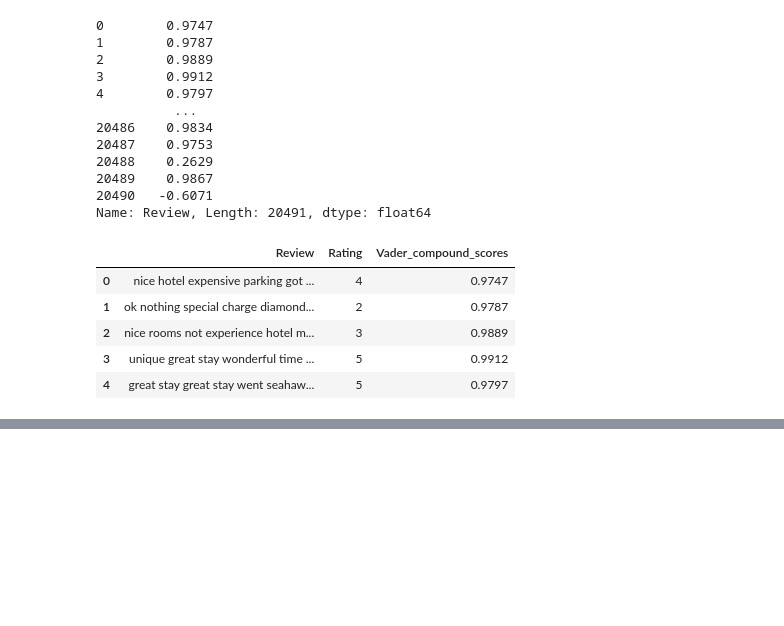
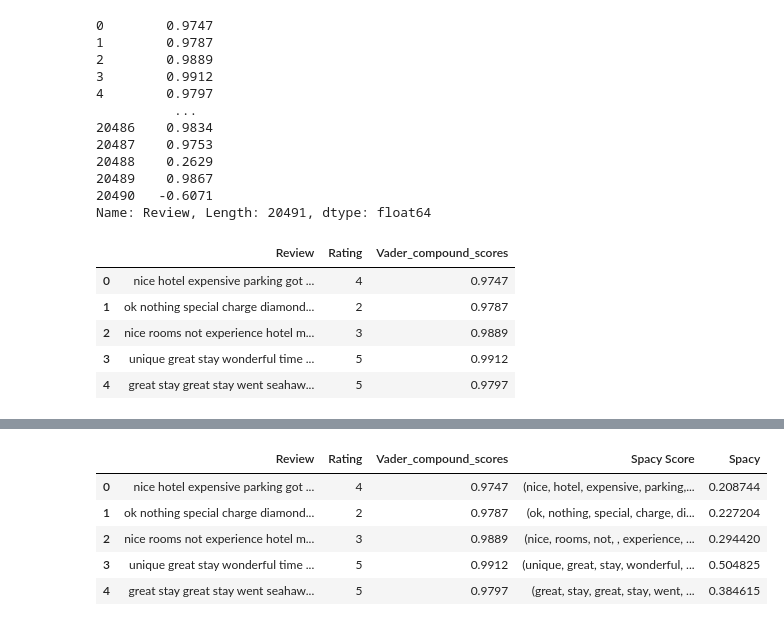
Before and after one commit to kanishckt/Sentiment-Analysis-of-Customer-Reviews, a Jupyter notebook: Sentiment-analysis.ipynb, the cells around one changed output, grey strips where cells are left out. Cells and saved outputs as stored; diff of their text form; code cells hidden in the pictures; blank space fills up the shorter version.

```diff
--- a/Sentiment-analysis.ipynb
+++ b/Sentiment-analysis.ipynb
@@ -212,0 +285,9 @@ df.head()
+# %%
+df.head()
+# %% [output]
+|  | Review | Rating | Vader_compound_scores | Spacy Score | Spacy |
+| 0 | nice hotel expensive parking got ... | 4 | 0.9747 | (nice, hotel, expensive, parking,... | 0.208744 |
+| 1 | ok nothing special charge diamond... | 2 | 0.9787 | (ok, nothing, special, charge, di... | 0.227204 |
+| 2 | nice rooms not experience hotel m... | 3 | 0.9889 | (nice, rooms, not, , experience, ... | 0.294420 |
+| 3 | unique great stay wonderful time ... | 5 | 0.9912 | (unique, great, stay, wonderful, ... | 0.504825 |
+| 4 | great stay great stay went seahaw... | 5 | 0.9797 | (great, stay, great, stay, went, ... | 0.384615 |
```
Also changed, not shown: parts of 16 cells of this notebook.
